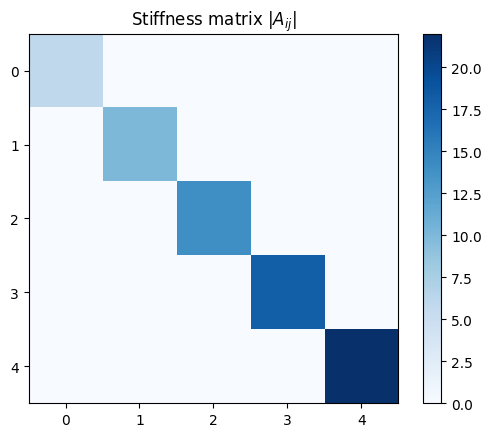
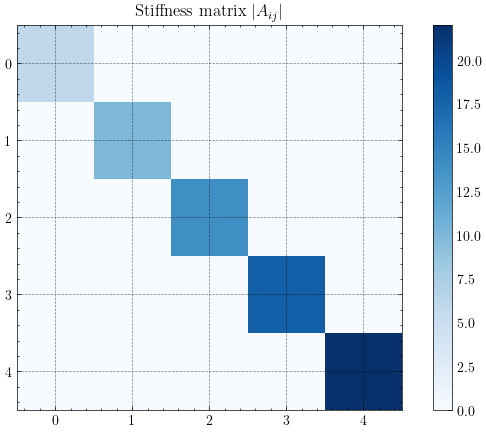
Code edit (unified diff) that turned the first committed figure into the second:
--- before
+++ after
@@ -1,2 +1,3 @@
+plt.figure(figsize=(8,5))
 plt.imshow(np.abs(A), cmap='Blues')
 plt.colorbar()

Commit: updated readme